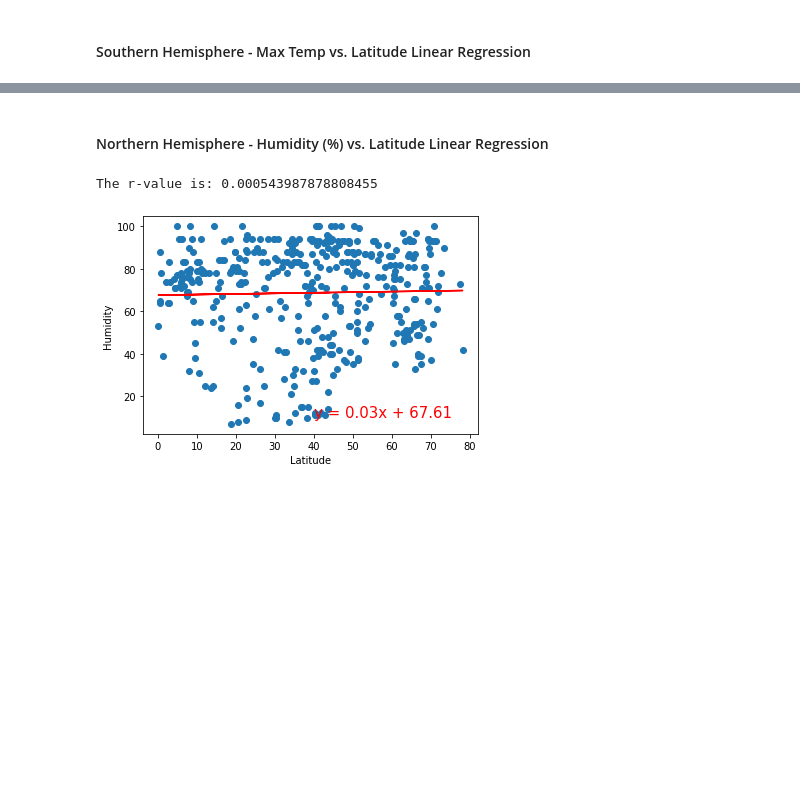
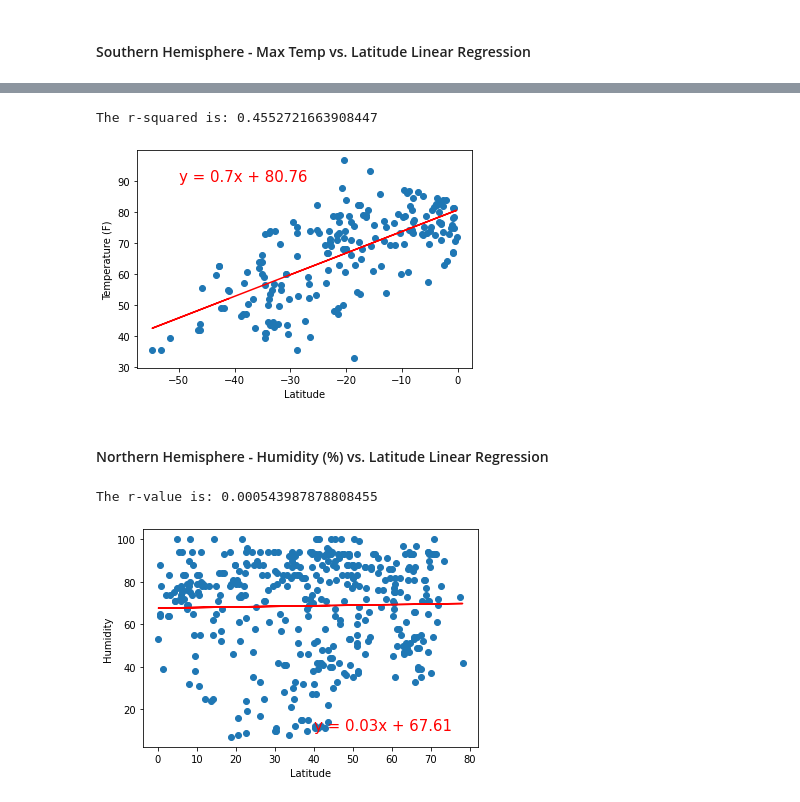
Before and after one commit to jely94/Python-API-Challenge, a Jupyter notebook: WeatherPy.ipynb, the cells around one changed output, grey strips where cells are left out. Saved outputs shown, nothing was run; the diff lists cells and outputs as text; code cells hidden in the pictures; blank space fills up the shorter version.

```diff
--- a/WeatherPy.ipynb
+++ b/WeatherPy.ipynb
@@ -307,3 +331,20 @@ The r-value is: 0.6082708688906918
+# %%
+# Add the linear regression equation and line to plot Southern Hemisphere Max Temps
+x_values = s_hem["Lat"]
+y_values = s_hem["Max Temp"]
+(slope, intercept, rvalue, pvalue, stderr) = linregress(x_values, y_values)
+regress_values = x_values * slope + intercept
+line_eq = "y = " + str(round(slope,2)) + "x + " + str(round(intercept,2))
+plt.scatter(x_values,y_values)
+plt.plot(x_values,regress_values,"r-")
+plt.annotate(line_eq,(-50,90),fontsize=15,color="red")
+plt.xlabel("Latitude")
+plt.ylabel("Temperature (F)")
+print(f"The r-squared is: {rvalue**2}")
+plt.show()
+# %% [output]
+The r-squared is: 0.4552721663908447
+[figure, added]
 # %% [markdown]
 ####  Northern Hemisphere - Humidity (%) vs. Latitude Linear Regression
 # %%
```
Also changed, not shown: parts of 10 cells of this notebook, 4 other files.
